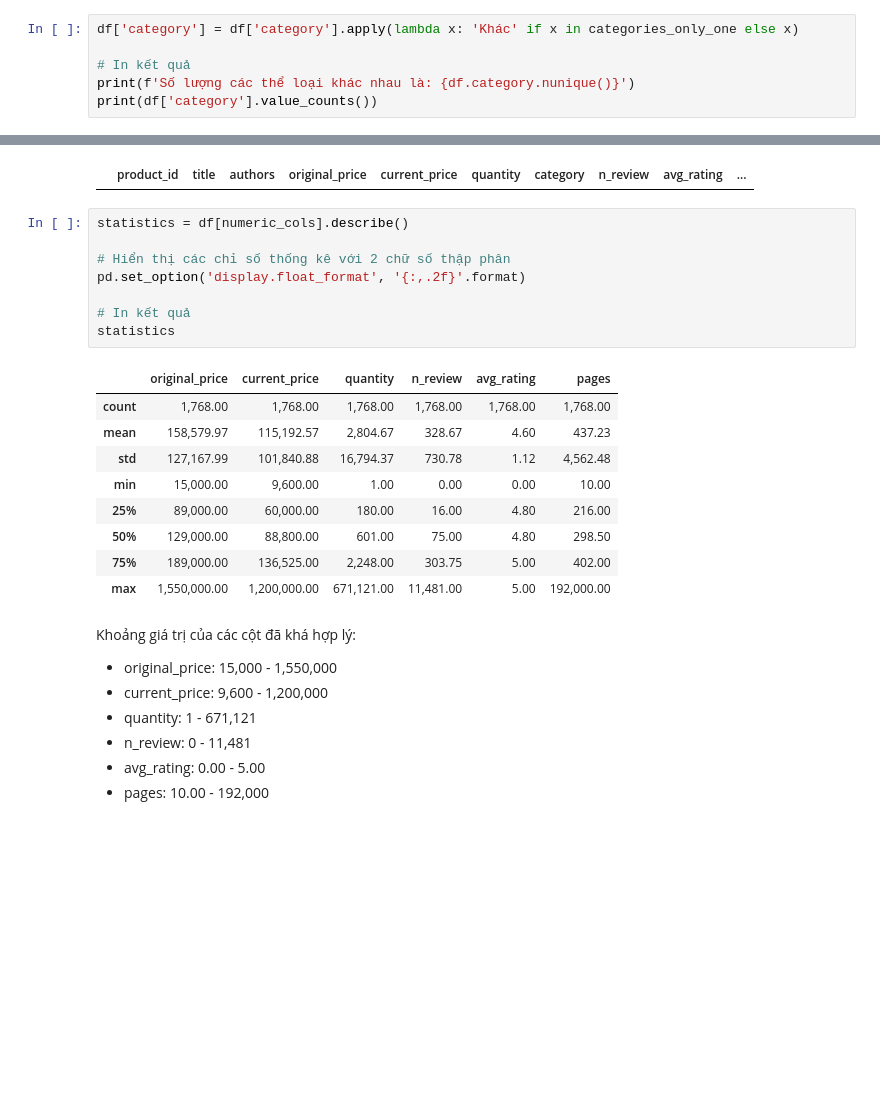
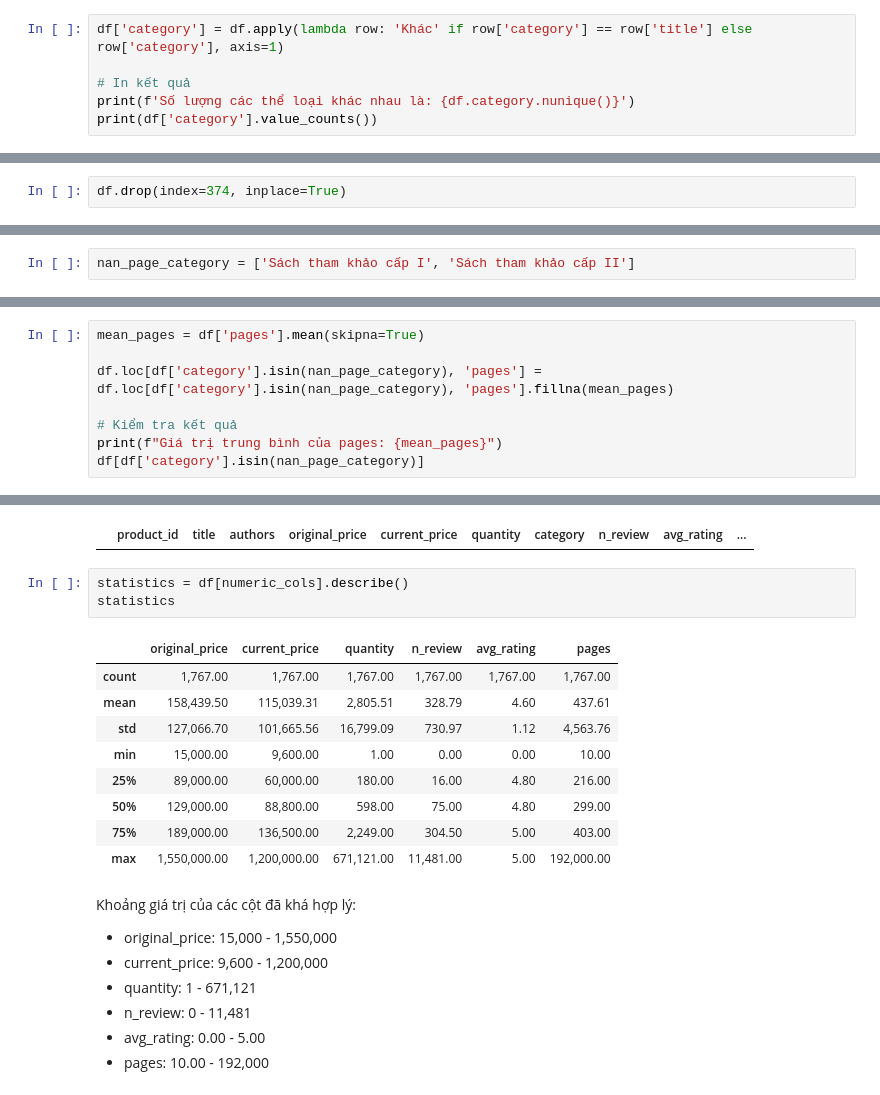
Before and after one commit to V1nk4n/P4DS_FinalProject_G15, a Jupyter notebook: data_exploration/data_exploration.ipynb, the cells around one changed output, grey strips where cells are left out. Drawn from its saved outputs; the diff is of its cells as text; blank space fills up the shorter version.

```diff
--- a/data_exploration/data_exploration.ipynb
+++ b/data_exploration/data_exploration.ipynb
@@ -269,5 +269,5 @@ Index(['Thiền Tập Cho Người Bận Rộn (Tbl12)', 'Blue Flag - Tập 3',
 # %%
-df['category'] = df['category'].apply(lambda x: 'Khác' if x in categories_only_one else x)
+df['category'] = df.apply(lambda row: 'Khác' if row['category'] == row['title'] else row['category'], axis=1)
 
 # In kết quả
 print(f'Số lượng các thể loại khác nhau là: {df.category.nunique()}')
@@ -288,0 +302,2 @@ Name: category, Length: 70, dtype: int64
+# %%
+df.drop(index=374, inplace=True)
@@ -289,3 +320,5 @@ Name: category, Length: 70, dtype: int64
+# %%
+nan_page_category = ['Sách tham khảo cấp I', 'Sách tham khảo cấp II']
 # %% [markdown]
 ### Cột manufacturer
 # %%
@@ -402,0 +438,8 @@ Xử lý missing value bằng cách điền vào trung bình theo các nhóm ph
+# %%
+mean_pages = df['pages'].mean(skipna=True)
+
+df.loc[df['category'].isin(nan_page_category), 'pages'] = df.loc[df['category'].isin(nan_page_category), 'pages'].fillna(mean_pages)
+
+# Kiểm tra kết quả
+print(f"Giá trị trung bình của pages: {mean_pages}")
+df[df['category'].isin(nan_page_category)]
@@ -480,21 +533,16 @@ zero_price
 |  | product_id | title | authors | original_price | current_price | quantity | category | n_review | avg_rating | ... |
 # %%
 statistics = df[numeric_cols].describe()
-
-# Hiển thị các chỉ số thống kê với 2 chữ số thập phân
-pd.set_option('display.float_format', '{:,.2f}'.format)
-
-# In kết quả
 statistics
 # %% [output]
 |  | original_price | current_price | quantity | n_review | avg_rating | pages |
-| count | 1,768.00 | 1,768.00 | 1,768.00 | 1,768.00 | 1,768.00 | 1,768.00 |
-| mean | 158,579.97 | 115,192.57 | 2,804.67 | 328.67 | 4.60 | 437.23 |
-| std | 127,167.99 | 101,840.88 | 16,794.37 | 730.78 | 1.12 | 4,562.48 |
+| count | 1,767.00 | 1,767.00 | 1,767.00 | 1,767.00 | 1,767.00 | 1,767.00 |
+| mean | 158,439.50 | 115,039.31 | 2,805.51 | 328.79 | 4.60 | 437.61 |
+| std | 127,066.70 | 101,665.56 | 16,799.09 | 730.97 | 1.12 | 4,563.76 |
 | min | 15,000.00 | 9,600.00 | 1.00 | 0.00 | 0.00 | 10.00 |
 | 25% | 89,000.00 | 60,000.00 | 180.00 | 16.00 | 4.80 | 216.00 |
-| 50% | 129,000.00 | 88,800.00 | 601.00 | 75.00 | 4.80 | 298.50 |
-| 75% | 189,000.00 | 136,525.00 | 2,248.00 | 303.75 | 5.00 | 402.00 |
+| 50% | 129,000.00 | 88,800.00 | 598.00 | 75.00 | 4.80 | 299.00 |
+| 75% | 189,000.00 | 136,500.00 | 2,249.00 | 304.50 | 5.00 | 403.00 |
 | max | 1,550,000.00 | 1,200,000.00 | 671,121.00 | 11,481.00 | 5.00 | 192,000.00 |
 # %% [markdown]
 Khoảng giá trị của các cột đã khá hợp lý:
```
Also changed, not shown: parts of 24 cells of this notebook, 1 other file.
